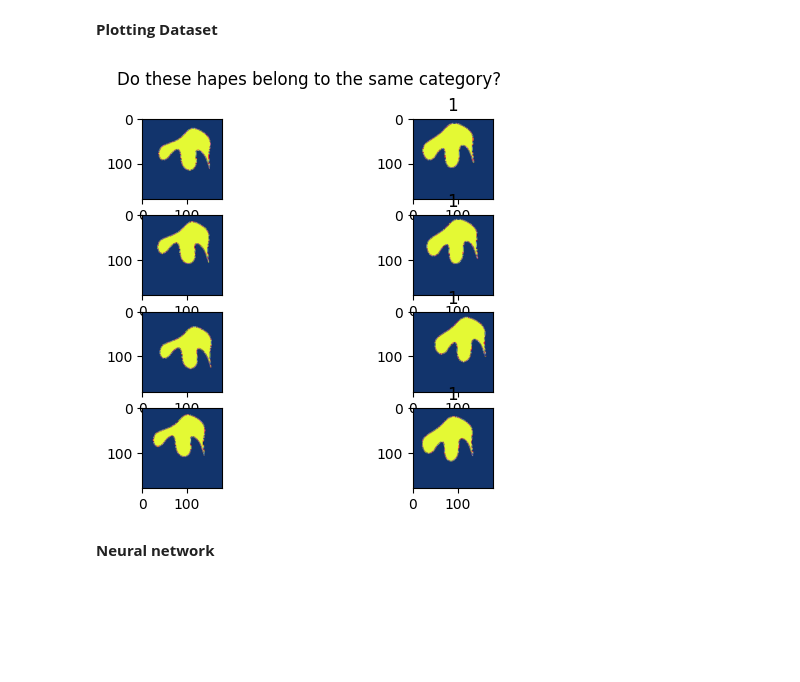
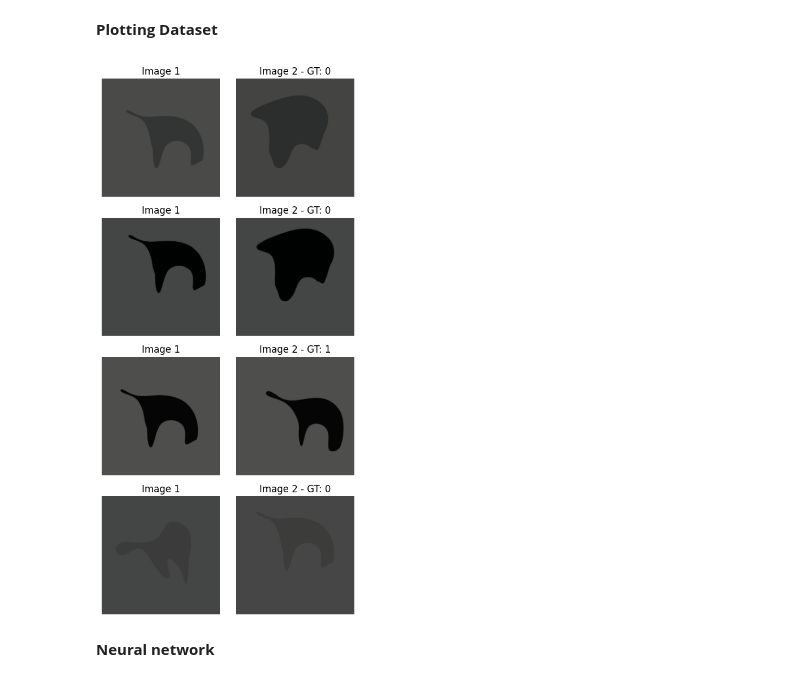
Before and after one commit to AnaBelenCarbajal/Thesis, a Jupyter notebook: Training_catLearningTask.ipynb, the cells around one changed output. Cells and saved outputs as stored; diff of their text form; code cells hidden in the pictures; blank space fills up the shorter version.

```diff
--- a/Training_catLearningTask.ipynb
+++ b/Training_catLearningTask.ipynb
@@ -293,7 +276,8 @@ data_Cond2[0]
 # %%
 # read positions.txt
 #read
-positions = np.loadtxt("positions.txt")
+PATH = '/content/drive/MyDrive/Thesis/Neural_network/Human category learning task/documents/positions.txt'
+positions = np.loadtxt(PATH)
 positions = positions.tolist()
 positions = [[int(float(j)) for j in i] for i in positions]
 positions[:5]
@@ -464,5 +450,4 @@ preprocess = v2.Compose(
 #create dataset for RSA
 #parameters: length, reference_shape, test_shape, data_dict, positions, transform=None)
 len_dataset = 360*3 # multiple of 360 up until (360*3)
-test_shape = 180.4
-dataset_RSA = ShapeImageDataset(len_dataset, reference_shapeA, test_shape, data_dict, positions, preprocess)
+dataset_RSD = ShapeImageDataset(len_dataset, reference_shapeD, data_Cond1, positions, preprocess)
@@ -502,28 +487,28 @@ def tensor_to_pil(image_tensor):
 # %%
 # Example usage to display 5 pairs of images
 fig, axs = plt.subplots(4, 2, figsize=(5, 10))
 
 for i in range(4):
-    idx = np.random.randint(0, len(dataset_RSA) - 1)
-    img1, img2, gt = dataset_RSA[idx]  # Get image pair and ground truth
+    idx = np.random.randint(0, len(dataset_RSD) - 1)
+    img1, img2, gt = dataset_RSD[idx]  # Get image pair and ground truth
     img1 = denormalize(img1)
     img2 = denormalize(img2)
     img1_pil = tensor_to_pil(img1)
     img2_pil = tensor_to_pil(img2)
 
     axs[i, 0].imshow(img1_pil)
     axs[i, 0].set_title('Image 1')
     axs[i, 0].axis('off')
 
     axs[i, 1].imshow(img2_pil)
     axs[i, 1].set_title(f'Image 2 - GT: {gt}')
     axs[i, 1].axis('off')
 
 plt.tight_layout()
-#plt.savefig(dic_baseline + 'image_pairs_final3.pdf')
+#plt.savefig(dic_baseline + 'image_pairs_training_RSD.pdf')
 plt.show()
 # %% [output]
-[figure, old version]
+[figure, new version]
 # %% [markdown]
 **Neural network**
 # %% [markdown]
```
Also changed, not shown: parts of 16 cells of this notebook.
